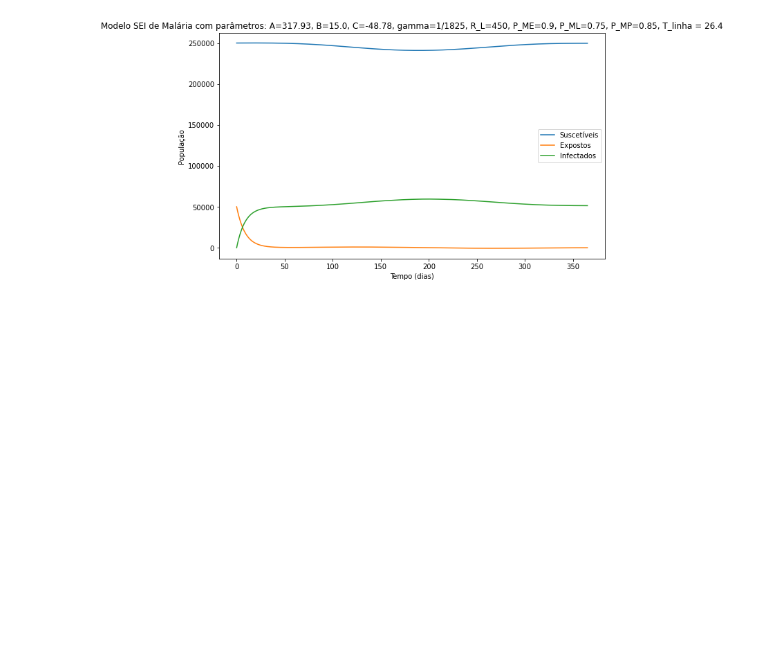
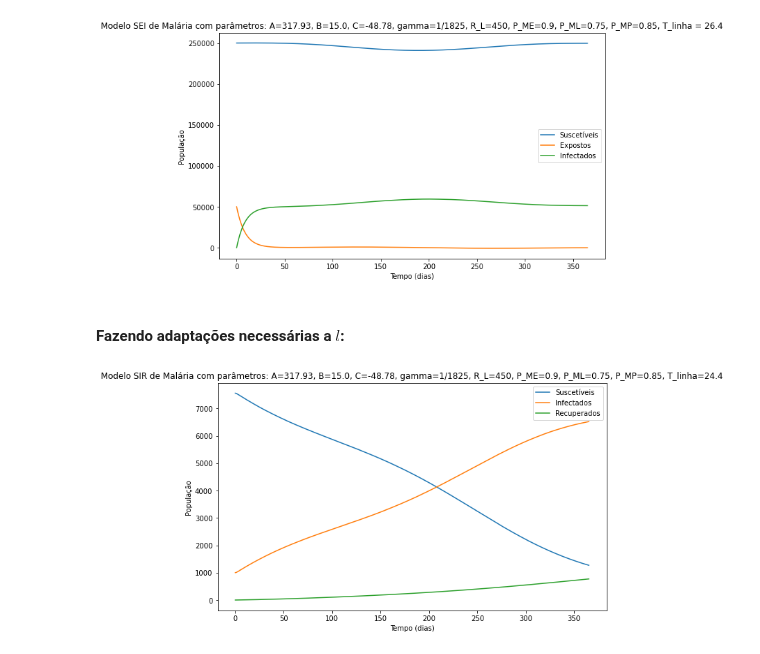
Before and after one commit to RaphaLevy/TCC, a Jupyter notebook: Modelagem_para_Apresentação.ipynb, the cells around one changed output. Drawn from its saved outputs; the diff is of its cells as text; code cells hidden in the pictures; blank space fills up the shorter version.

```diff
--- a/Modelagem_para_Apresentação.ipynb
+++ b/Modelagem_para_Apresentação.ipynb
@@ -663,3 +665,5 @@ plt.legend()
 plt.show()
 # %% [output]
 [figure]
+# %% [markdown]
+#### Fazendo adaptações necessárias a $l$:
@@ -665,0 +759,29 @@ plt.show()
+# %%
+T_linha = 24.4
+# %%
+args = (T_linha, T1, T2, omega1, phi1, R1, R2, omega2, phi2,
+                   B_E, p_ME, p_ML, p_MP, tau_E, tau_P, c1, c2,
+                   D1, b1, A, B, C, b2, tau_H, DD, Tmin, gamma, R_L,
+                   N, M, E_M0, I_H0, I_M0)
+# %%
+t_eval = np.linspace(0, 365, 1000)  # Avalia a solução em 1000 pontos entre 0 e 365
+sol = solve_ivp(modelo_correcao_b3, [0, 365], [S_H0, I_H0, 0, S_M0, E_M0, 0], args=args, dense_output=True, t_eval=t_eval, method="DOP853")
+#sol
+
+times = sol.t
+S_H, I_H, R_H, S_M, E_M, I_M = sol.y
+
+plt.figure(figsize=(10, 6))
+plt.plot(times, S_H, label='Suscetíveis')
+plt.plot(times, I_H, label='Infectados')
+plt.plot(times, R_H, label='Recuperados')
+
+plt.xlabel('Tempo (dias)')
+plt.ylabel('População')
+plt.title(f'Modelo SIR de Malária com parâmetros: A={round(A, 2)}, B={round(B, 2)}, C={round(C, 2)}, gamma={gamma}, R_L={R_L}, P_ME={round(p_ME, 2)}, P_ML={round(p_ML, 2)}, P_MP={round(p_MP, 2)}, T_linha={round(T_linha, 2)}')
+
+plt.legend()
+
+plt.show()
+# %% [output]
+[figure, added]
```
Also changed, not shown: parts of 6 cells of this notebook.
